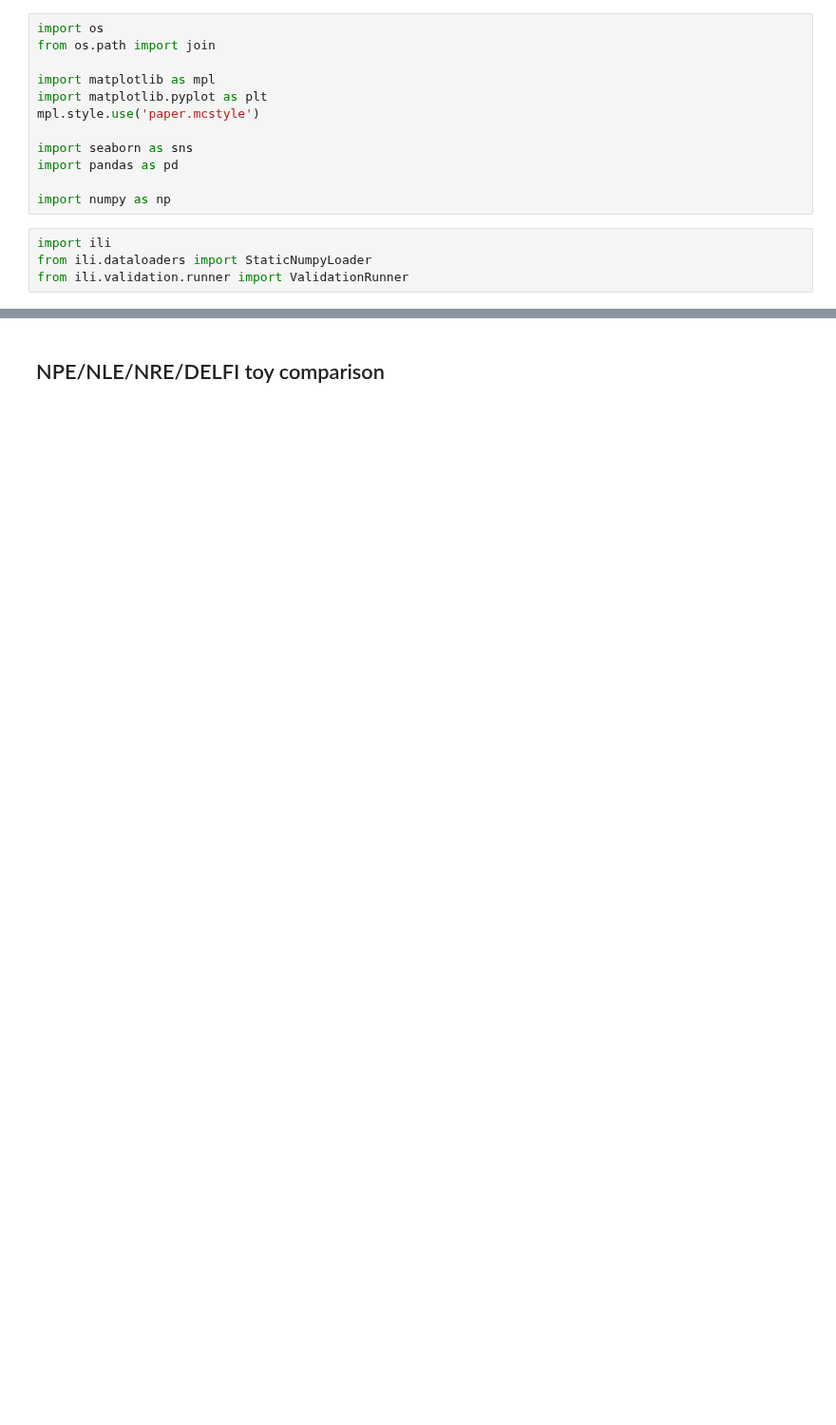
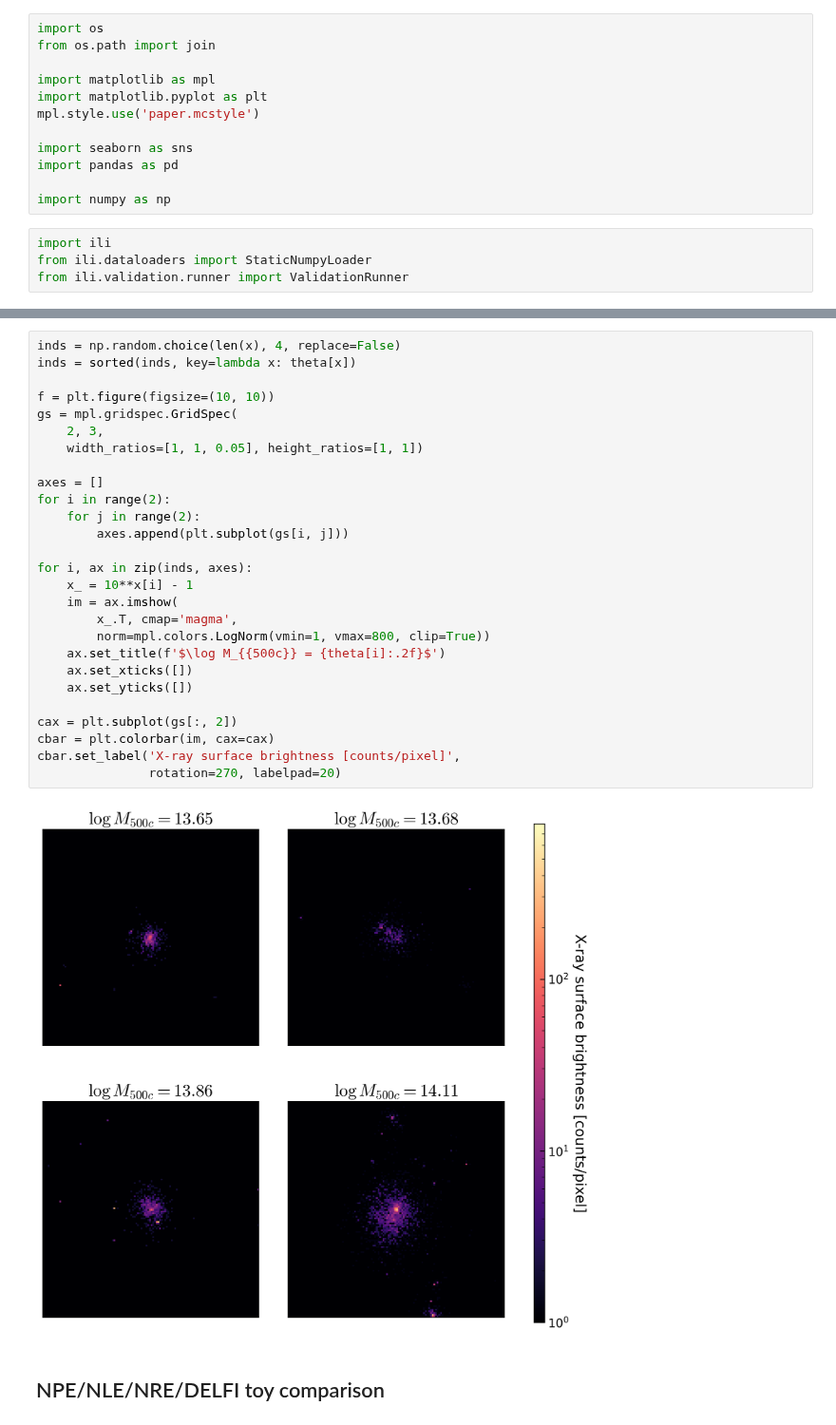
Before and after one commit to maho3/ltu-ili, a Jupyter notebook: paper/fig3.ipynb, the cells around one changed output, grey strips where cells are left out. Shown at 95% size. Drawn from its saved outputs; the diff is of its cells as text; blank space fills up the shorter version.

```diff
--- a/paper/fig3.ipynb
+++ b/paper/fig3.ipynb
@@ -19,2 +51,31 @@ from ili.validation.runner import ValidationRunner
+# %%
+inds = np.random.choice(len(x), 4, replace=False)
+inds = sorted(inds, key=lambda x: theta[x])
+
+f = plt.figure(figsize=(10, 10))
+gs = mpl.gridspec.GridSpec(
+    2, 3,
+    width_ratios=[1, 1, 0.05], height_ratios=[1, 1])
+
+axes = []
+for i in range(2):
+    for j in range(2):
+        axes.append(plt.subplot(gs[i, j]))
+
+for i, ax in zip(inds, axes):
+    x_ = 10**x[i] - 1
+    im = ax.imshow(
+        x_.T, cmap='magma',
+        norm=mpl.colors.LogNorm(vmin=1, vmax=800, clip=True))
+    ax.set_title(f'$\log M_{{500c}} = {theta[i]:.2f}$')
+    ax.set_xticks([])
+    ax.set_yticks([])
+
+cax = plt.subplot(gs[:, 2])
+cbar = plt.colorbar(im, cax=cax)
+cbar.set_label('X-ray surface brightness [counts/pixel]',
+               rotation=270, labelpad=20)
+# %% [output]
+[figure, added]
 # %% [markdown]
 ## NPE/NLE/NRE/DELFI toy comparison
```
Also changed, not shown: parts of 6 cells of this notebook, 8 other files.
